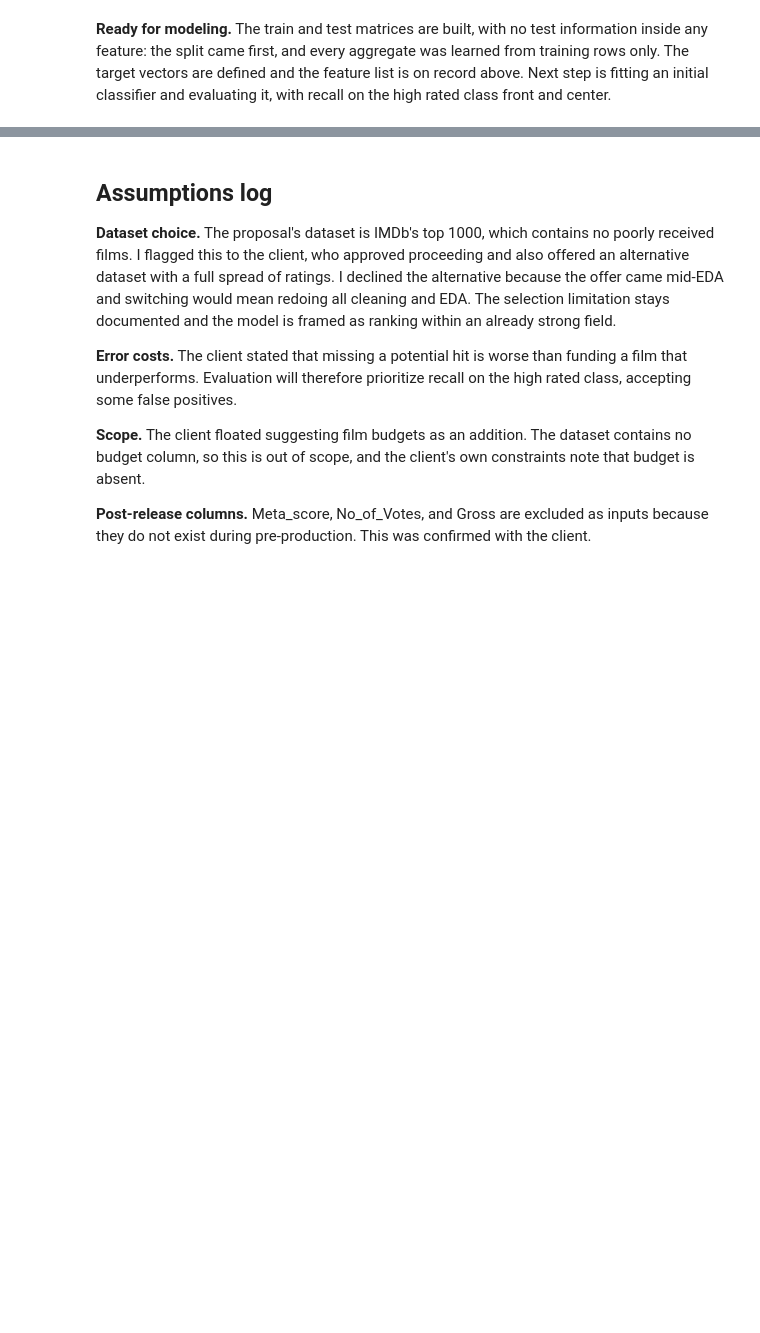
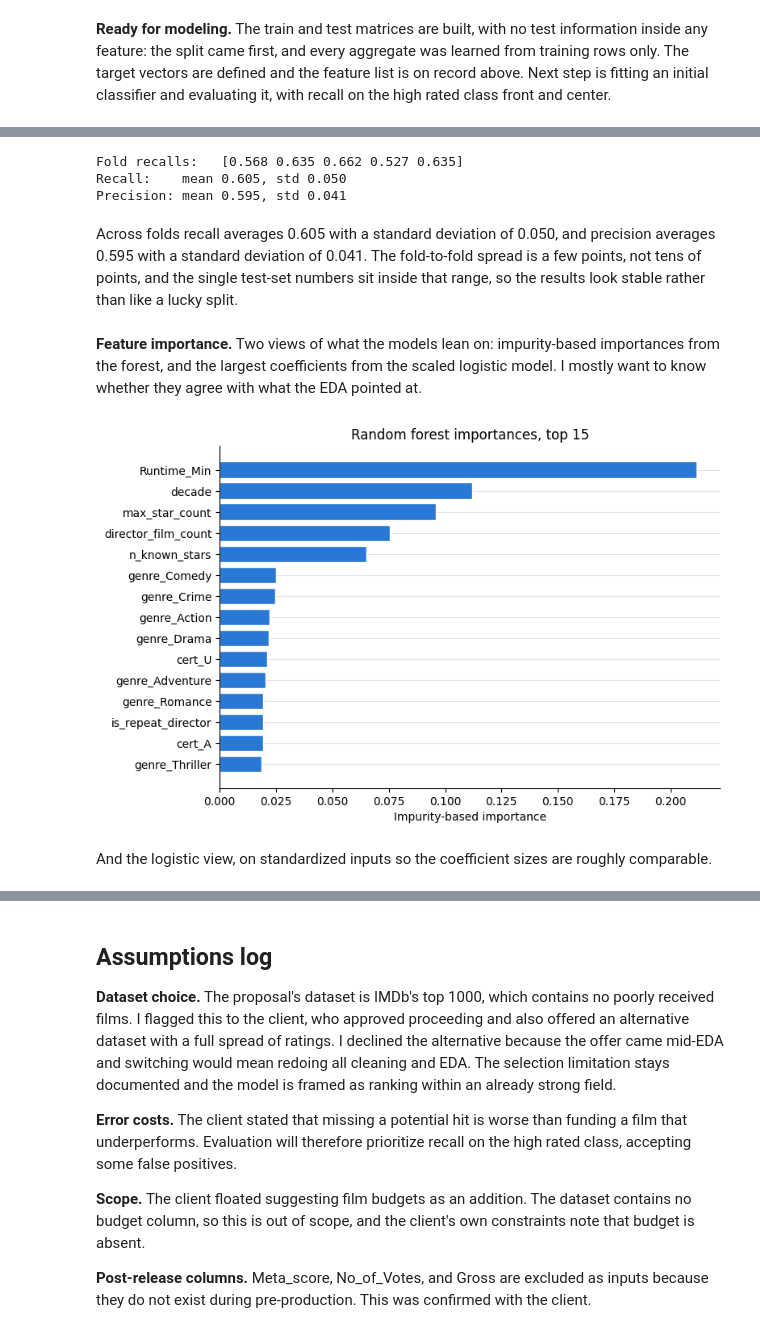
Before and after one commit to ekam-n/iat461-final-project, a Jupyter notebook: notebook.ipynb, the cells around one changed output, grey strips where cells are left out. Saved outputs shown, nothing was run; the diff lists cells and outputs as text; code cells hidden in the pictures; blank space fills up the shorter version.

```diff
--- a/notebook.ipynb
+++ b/notebook.ipynb
@@ -516,0 +642,38 @@ Features: ['Runtime_Min', 'decade', 'genre_Action', 'genre_Adventure', 'genre_An
+# %%
+from sklearn.compose import ColumnTransformer
+from sklearn.pipeline import Pipeline
+from sklearn.model_selection import StratifiedKFold, cross_validate
+
+cv_pipe = Pipeline([
+    ("prep", ColumnTransformer([("scale", StandardScaler(), scale_cols)], remainder="passthrough")),
+    ("model", LogisticRegression(max_iter=1000, random_state=42, class_weight="balanced")),
+])
+cv = cross_validate(cv_pipe, X_train, y_train, scoring=["recall", "precision"],
+                    cv=StratifiedKFold(n_splits=5, shuffle=True, random_state=42))
+
+print("Fold recalls:  ", cv["test_recall"].round(3))
+print("Recall:    mean %.3f, std %.3f" % (cv["test_recall"].mean(), cv["test_recall"].std()))
+print("Precision: mean %.3f, std %.3f" % (cv["test_precision"].mean(), cv["test_precision"].std()))
+# %% [output]
+Fold recalls:   [0.568 0.635 0.662 0.527 0.635]
+Recall:    mean 0.605, std 0.050
+Precision: mean 0.595, std 0.041
+# %% [markdown]
+Across folds recall averages 0.605 with a standard deviation of 0.050, and precision averages 0.595 with a standard deviation of 0.041. The fold-to-fold spread is a few points, not tens of points, and the single test-set numbers sit inside that range, so the results look stable rather than like a lucky split.
+# %% [markdown]
+**Feature importance.** Two views of what the models lean on: impurity-based importances from the forest, and the largest coefficients from the scaled logistic model. I mostly want to know whether they agree with what the EDA pointed at.
+# %%
+importances = pd.Series(forest.feature_importances_, index=X_train.columns)
+top15 = importances.sort_values(ascending=False).head(15).sort_values()
+
+fig, ax = plt.subplots(figsize=(8, 5.5))
+ax.barh(range(len(top15)), top15.values, color=BLUE, edgecolor="white")
+ax.set_yticks(range(len(top15)), top15.index)
+ax.grid(axis="x")
+ax.set_title("Random forest importances, top 15")
+ax.set_xlabel("Impurity-based importance")
+plt.show()
+# %% [output]
+[figure, added]
+# %% [markdown]
+And the logistic view, on standardized inputs so the coefficient sizes are roughly comparable.
```
Also changed, not shown: parts of 17 cells of this notebook.
